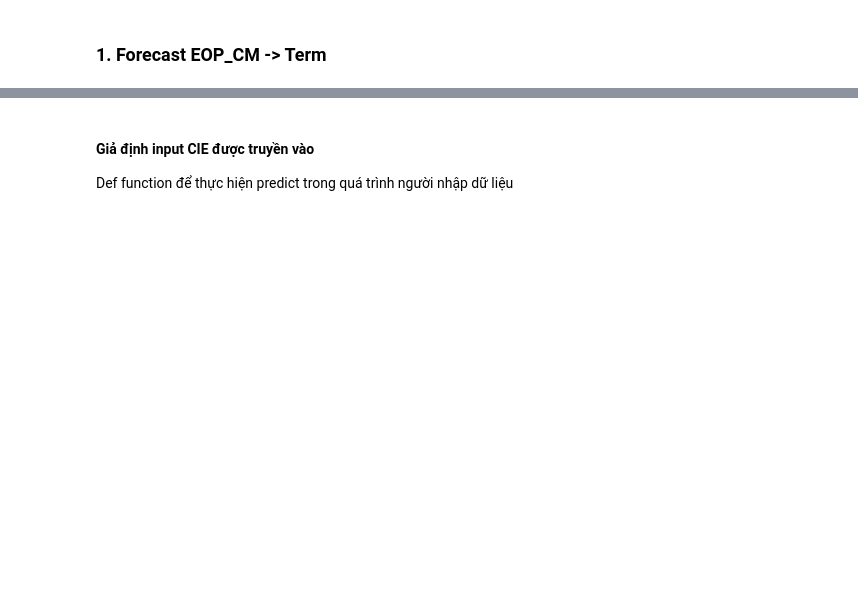
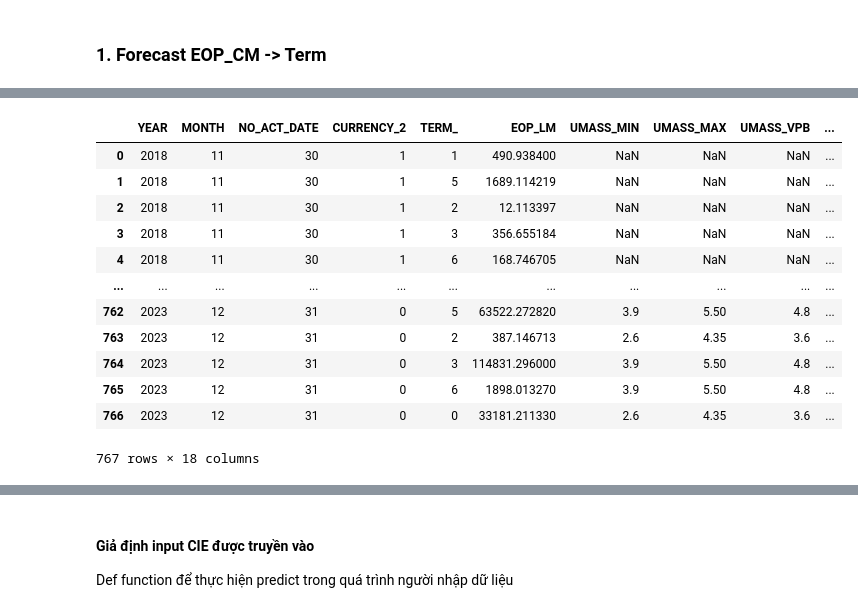
Before and after one commit to Hiienng/Crawling, a Jupyter notebook: TD_Mainmodel2.0_EOP_V8.ipynb, the cells around one changed output, grey strips where cells are left out. Drawn from its saved outputs; the diff is of its cells as text; code cells hidden in the pictures; blank space fills up the shorter version.

```diff
--- a/TD_Mainmodel2.0_EOP_V8.ipynb
+++ b/TD_Mainmodel2.0_EOP_V8.ipynb
@@ -233,0 +214,16 @@ See the caveats in the documentation: https://pandas.pydata.org/pandas-docs/stab
+# %%
+x_train
+# %% [output]
+|  | YEAR | MONTH | NO_ACT_DATE | CURRENCY_2 | TERM_ | EOP_LM | UMASS_MIN | UMASS_MAX | UMASS_VPB | ... |
+| 0 | 2018 | 11 | 30 | 1 | 1 | 490.938400 | NaN | NaN | NaN | ... |
+| 1 | 2018 | 11 | 30 | 1 | 5 | 1689.114219 | NaN | NaN | NaN | ... |
+| 2 | 2018 | 11 | 30 | 1 | 2 | 12.113397 | NaN | NaN | NaN | ... |
+| 3 | 2018 | 11 | 30 | 1 | 3 | 356.655184 | NaN | NaN | NaN | ... |
+| 4 | 2018 | 11 | 30 | 1 | 6 | 168.746705 | NaN | NaN | NaN | ... |
+| ... | ... | ... | ... | ... | ... | ... | ... | ... | ... | ... |
+| 762 | 2023 | 12 | 31 | 0 | 5 | 63522.272820 | 3.9 | 5.50 | 4.8 | ... |
+| 763 | 2023 | 12 | 31 | 0 | 2 | 387.146713 | 2.6 | 4.35 | 3.6 | ... |
+| 764 | 2023 | 12 | 31 | 0 | 3 | 114831.296000 | 3.9 | 5.50 | 4.8 | ... |
+| 765 | 2023 | 12 | 31 | 0 | 6 | 1898.013270 | 3.9 | 5.50 | 4.8 | ... |
+| 766 | 2023 | 12 | 31 | 0 | 0 | 33181.211330 | 2.6 | 4.35 | 3.6 | ... |
+767 rows × 18 columns
```
Also changed, not shown: parts of 13 cells of this notebook, 6 other files.
